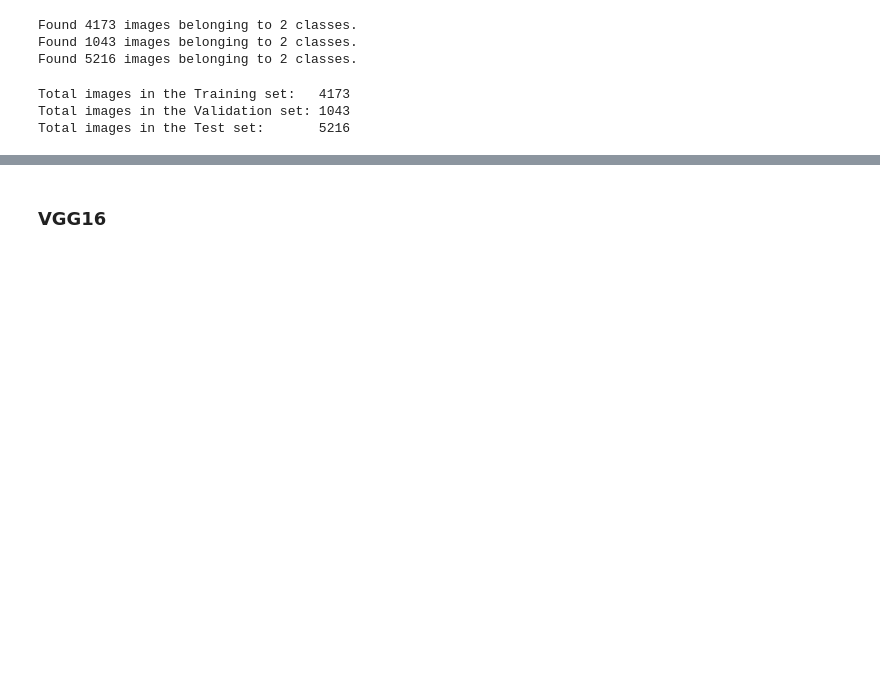
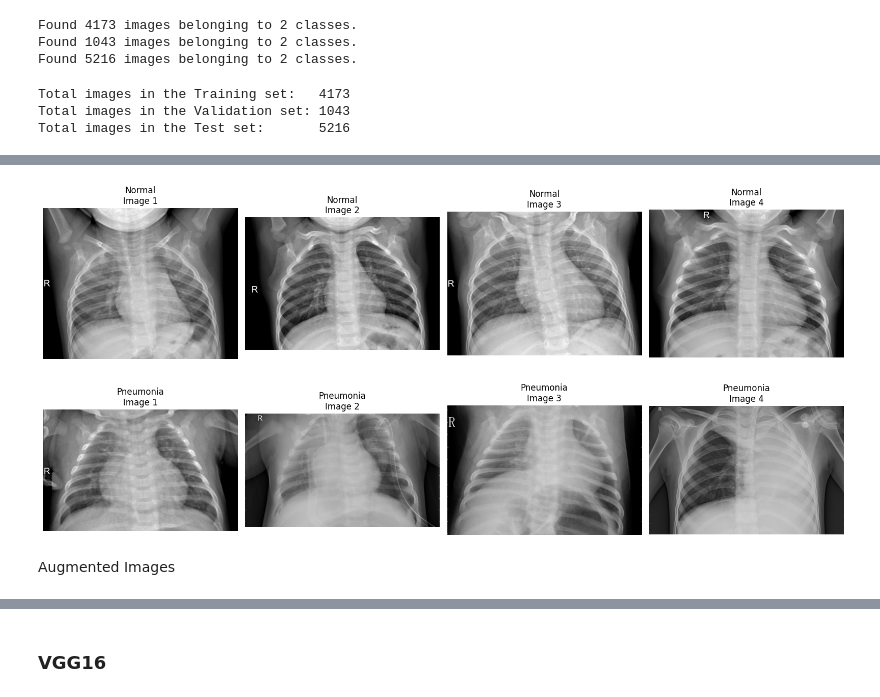
Before and after one commit to ShreyaRuhela/Medical-disease-detection-with-Xai, a Jupyter notebook: Pneumonia_detection_using_cnn.ipynb, the cells around one changed output, grey strips where cells are left out. Saved outputs shown, nothing was run; the diff lists cells and outputs as text; code cells hidden in the pictures; blank space fills up the shorter version.

```diff
--- a/Pneumonia_detection_using_cnn.ipynb
+++ b/Pneumonia_detection_using_cnn.ipynb
@@ -113,3 +112,61 @@ Label Mapping: {0: 'NORMAL', 1: 'PNEUMONIA'}
+# %%
+import matplotlib.pyplot as plt
+import matplotlib.image as mpimg
+import os
+
+# --- 1. Define your data directories ---
+# Make sure this path is correct
+train_dir = '/content/drive/MyDrive/chest_xray/chest_xray/train'
+
+# Define paths to the subfolders
+normal_dir = os.path.join(train_dir, 'NORMAL')
+pneumonia_dir = os.path.join(train_dir, 'PNEUMONIA')
+
+# --- 2. Get the first 4 image filenames from each class ---
+try:
+    normal_images = os.listdir(normal_dir)[:4]
+    pneumonia_images = os.listdir(pneumonia_dir)[:4]
+except FileNotFoundError:
+    print(f"Error: Directory not found. Please check your 'train_dir' path.")
+    print(f"Path I tried to use: {train_dir}")
+    # Stop here if the path is wrong
+    raise
+
+# --- 3. Create the 2x4 plot ---
+plt.figure(figsize=(16, 8)) # You can adjust the size
+
+# Plot the 'NORMAL' images
+for i, img_name in enumerate(normal_images):
+    # Create the full path to the image
+    img_path = os.path.join(normal_dir, img_name)
+    # Read the image
+    img = mpimg.imread(img_path)
+
+    # Create a subplot (2 rows, 4 columns, i+1 position)
+    plt.subplot(2, 4, i + 1)
+    plt.imshow(img, cmap='gray')
+    plt.title(f"Normal\nImage {i+1}")
+    plt.axis('off') # Hide the axes
+
+# Plot the 'PNEUMONIA' images
+for i, img_name in enumerate(pneumonia_images):
+    # Create the full path to the image
+    img_path = os.path.join(pneumonia_dir, img_name)
+    # Read the image
+    img = mpimg.imread(img_path)
+
+    # Create a subplot (2 rows, 4 columns, i+5 position to move to 2nd row)
+    plt.subplot(2, 4, i + 5)
+    plt.imshow(img, cmap='gray')
+    plt.title(f"Pneumonia\nImage {i+1}")
+    plt.axis('off') # Hide the axes
+
+plt.tight_layout() # Prevents titles from overlapping
+plt.show()
+# %% [output]
+[figure, added]
+# %% [markdown]
+Augmented Images
 # %%
 label_map = train_gen.class_indices
 print(f"Class mapping: {label_map}")
```
Also changed, not shown: parts of 46 cells of this notebook.
